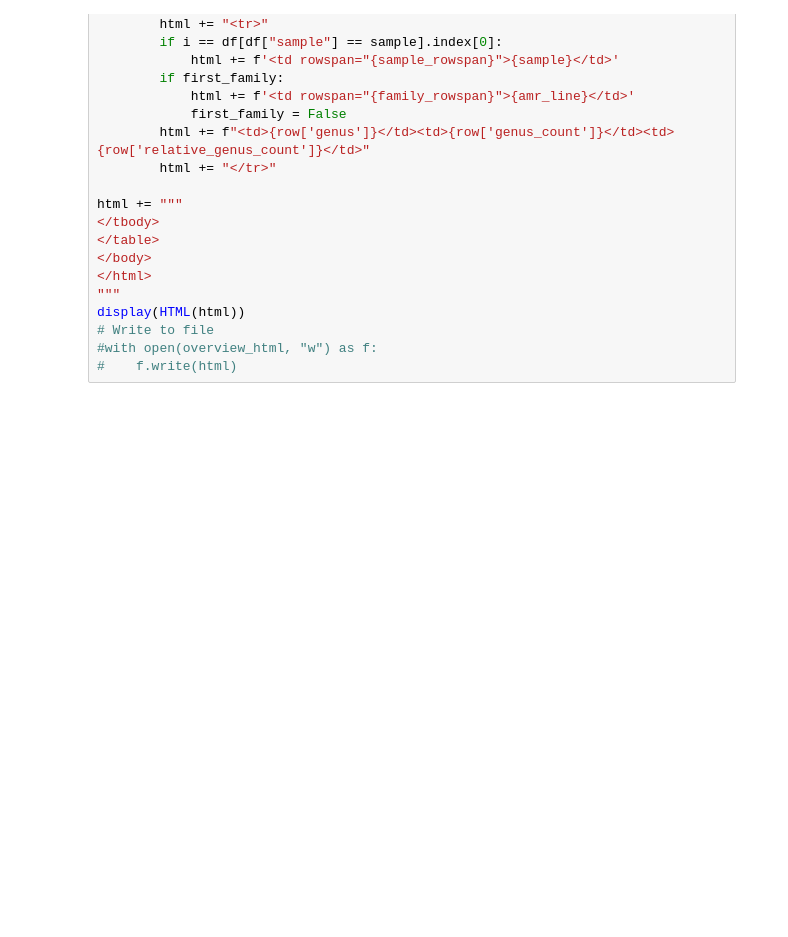
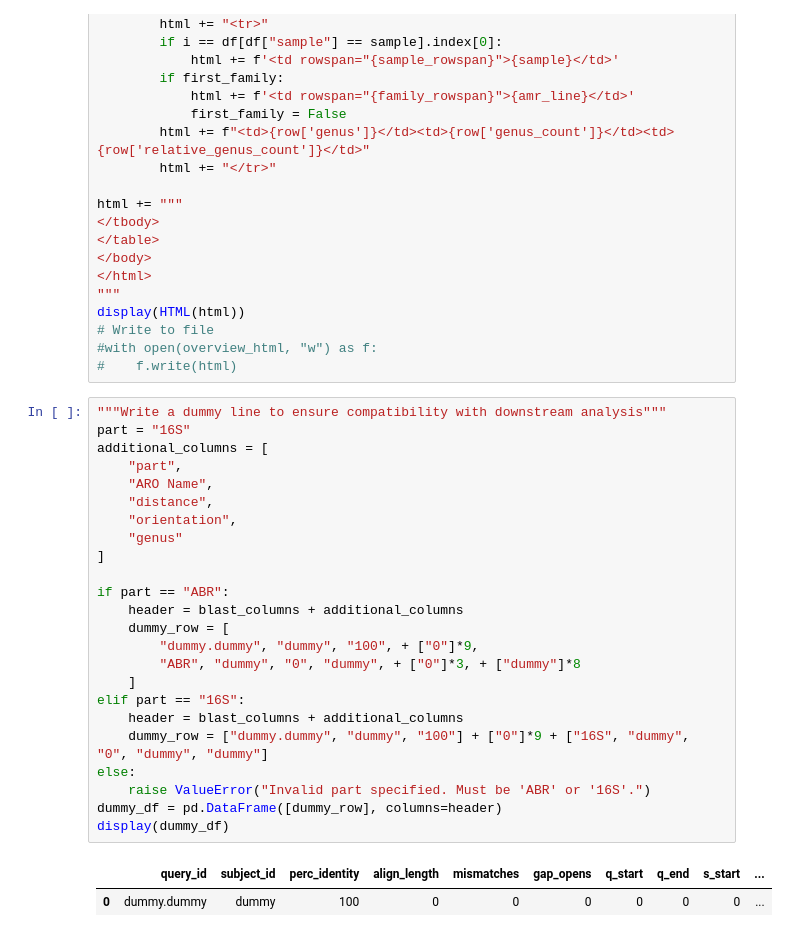
Before and after one commit to IKIM-Essen/ERMA, a Jupyter notebook: .test_steps/test_ERMA.ipynb, the cells around one changed output. Saved outputs shown, nothing was run; the diff lists cells and outputs as text; blank space fills up the shorter version.

Commit message:
removed and integrated dummy files

```diff
--- a/.test_steps/test_ERMA.ipynb
+++ b/.test_steps/test_ERMA.ipynb
@@ -1321,3 +1339,30 @@ display(HTML(html))
 # Write to file
 #with open(overview_html, "w") as f:
 #    f.write(html)
+# %%
+"""Write a dummy line to ensure compatibility with downstream analysis"""
+part = "16S"
+additional_columns = [
+    "part",
+    "ARO Name",
+    "distance",
+    "orientation",
+    "genus"
+]
+
+if part == "ABR":
+    header = blast_columns + additional_columns
+    dummy_row = [
+        "dummy.dummy", "dummy", "100", + ["0"]*9,
+        "ABR", "dummy", "0", "dummy", + ["0"]*3, + ["dummy"]*8
+    ]
+elif part == "16S":
+    header = blast_columns + additional_columns
+    dummy_row = ["dummy.dummy", "dummy", "100"] + ["0"]*9 + ["16S", "dummy", "0", "dummy", "dummy"]
+else:
+    raise ValueError("Invalid part specified. Must be 'ABR' or '16S'.")
+dummy_df = pd.DataFrame([dummy_row], columns=header)
+display(dummy_df)
+# %% [output]
+|  | query_id | subject_id | perc_identity | align_length | mismatches | gap_opens | q_start | q_end | s_start | ... |
+| 0 | dummy.dummy | dummy | 100 | 0 | 0 | 0 | 0 | 0 | 0 | ... |
```
Also changed, not shown: parts of 3 cells of this notebook, 2 other files.
